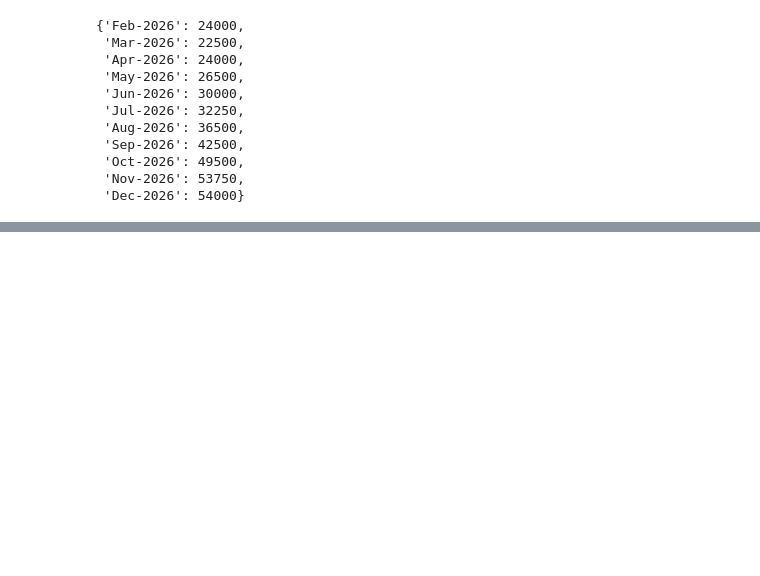
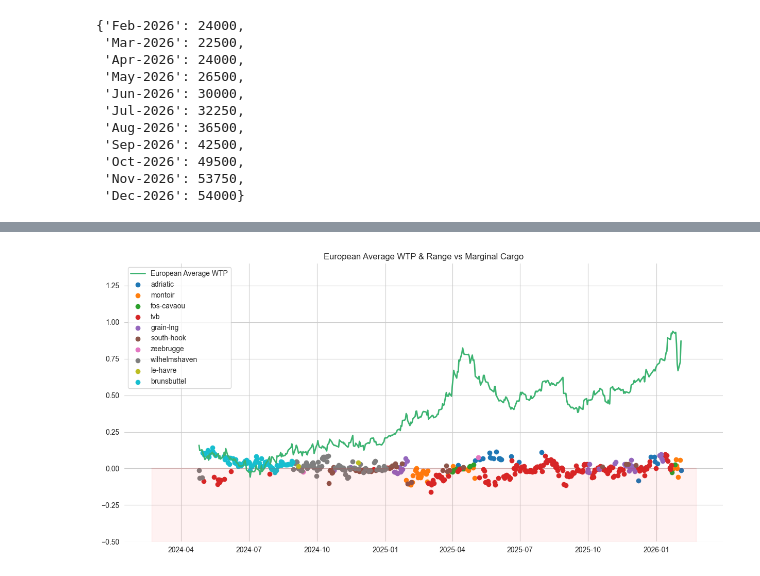
Before and after one commit to martibgn4/BGN_LNG, a Jupyter notebook: freights.ipynb, the cells around one changed output, grey strips where cells are left out. Drawn from its saved outputs; the diff is of its cells as text; code cells hidden in the pictures; blank space fills up the shorter version.

```diff
--- a/freights.ipynb
+++ b/freights.ipynb
@@ -233,0 +526,33 @@ current_ffa_prices
+# %%
+import matplotlib.pyplot as plt
+import seaborn as sns
+
+sns.set_style('whitegrid')
+
+fig, ax = plt.subplots(figsize=(15, 7))
+
+ax.plot(wtp_df['Release Date'], wtp_df['Ave'], color='mediumseagreen', linewidth=2.0, label='European Average WTP')
+
+# Option to plot min/max range of European Average WTP
+#ax.plot(wtp_df['Release Date'], wtp_df['Min'], color='steelblue', linewidth=1.0, alpha=0.06)
+#ax.plot(wtp_df['Release Date'], wtp_df['Max'], color='steelblue', linewidth=1.0, alpha=0.06)
+#ax.fill_between(wtp_df['Release Date'], wtp_df['Min'], wtp_df['Max'], color='steelblue', alpha=0.2)
+
+for m in marg_list:
+    tdf = wtp_df[wtp_df['Marginal Terminal'] == m][['Release Date', m]]
+    ax.scatter(tdf['Release Date'], tdf[m], label=m)
+
+# Shading <0 area of the chart
+negrange = [wtp_df['Release Date'].iloc[-1] -pd.Timedelta(20, unit='day'), wtp_df['Release Date'].iloc[0] +pd.Timedelta(20, unit='day')]
+ax.plot(negrange,[-1.0,-1.0], color='red', alpha=0.05)
+ax.plot(negrange,[0,0], color='red', alpha=0.05)
+ax.fill_between(negrange, 0, -1.0, color='red', alpha=0.05)
+
+# Chart Aesthetics
+ax.set_ylim(-0.5, 1.4)
+plt.title('European Average WTP & Range vs Marginal Cargo')
+plt.legend()
+
+sns.despine(left=True, bottom=True)
+# %% [output]
+[figure, added]
```
Also changed, not shown: parts of 10 cells of this notebook, 8 other files.
